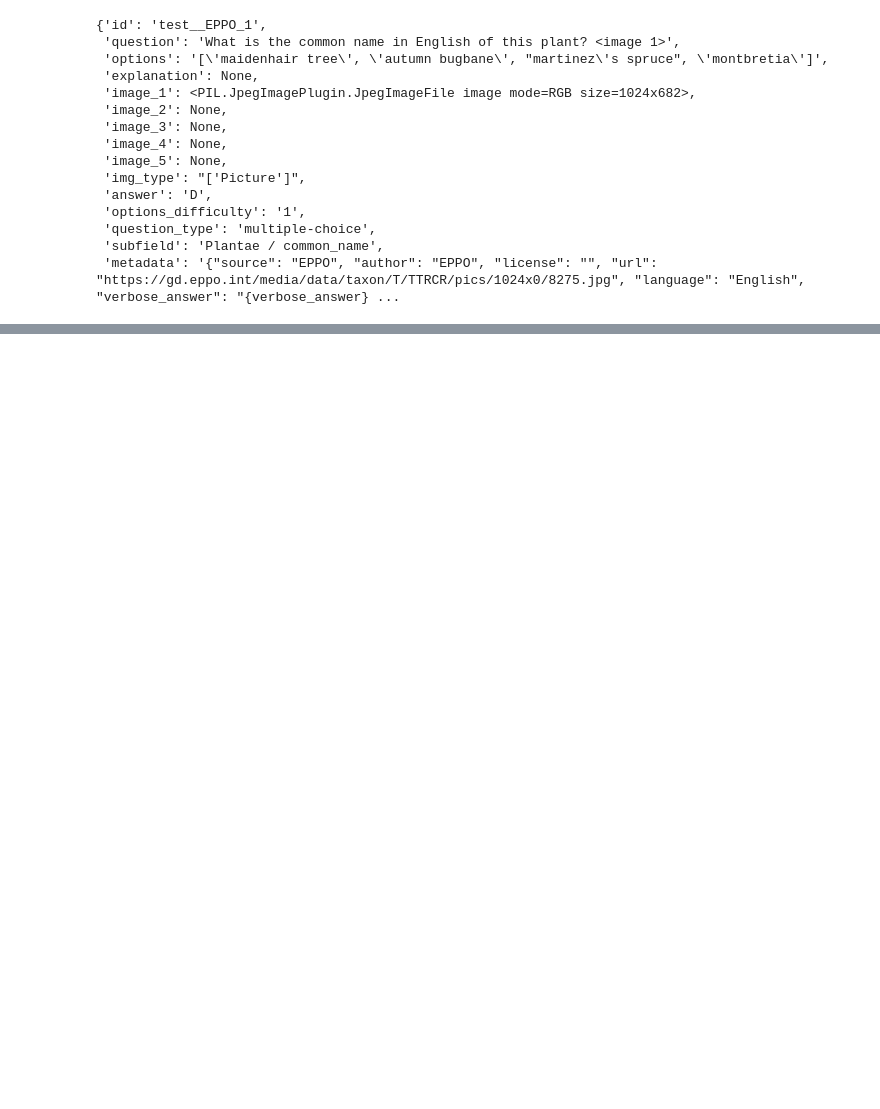
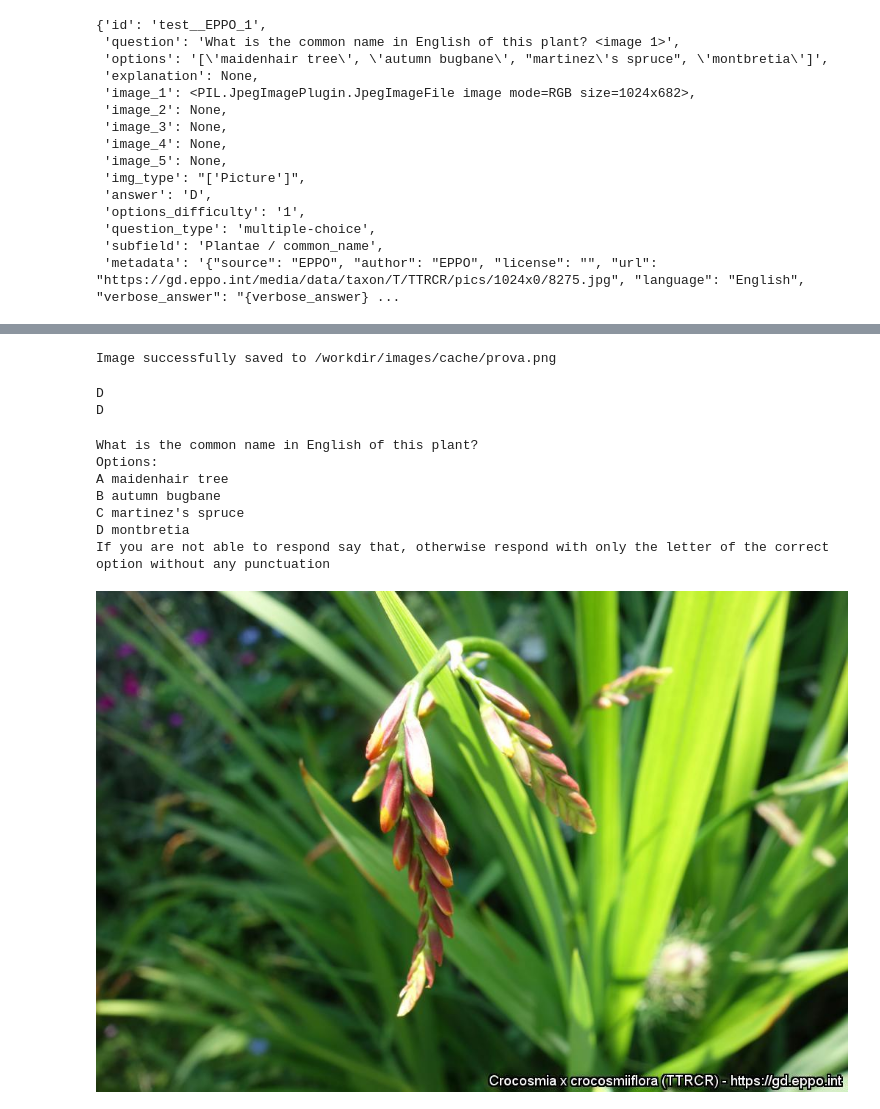
Before and after one commit to deepplants/AgriBench, a Jupyter notebook: Evaluator.ipynb, the cells around one changed output, grey strips where cells are left out. Cells and saved outputs as stored; diff of their text form; code cells hidden in the pictures; blank space fills up the shorter version.

```diff
--- a/Evaluator.ipynb
+++ b/Evaluator.ipynb
@@ -92,0 +72,35 @@ for row in aids['test']:
+# %%
+def options_refactor(options):
+    list_options = eval(options)
+    OPTIONS = ['A','B','C','D','E','F']
+    list_with_letter = [OPTIONS[i]+' '+list_options[i] for i in range(len(list_options))]
+    return ' \n'.join(list_with_letter)
+# %%
+image = aids['test'][0]['image_1']
+cropped = crop_lower_part(image,30)
+save_image(cropped,'/workdir/images/cache/prova.png')
+# %% [output]
+Image successfully saved to /workdir/images/cache/prova.png
+# %%
+start_prompt = 'You are able to identify plant based on the image. \n'
+end_prompt = '\nIf you are not able to respond say that, otherwise respond with only the letter of the correct option without any punctuation'
+aids['test'][0]['image_1'].save('/workdir/images/cache/prova.png', format='png')
+question = aids['test'][0]['question'].replace(' <image 1>','')
+options = aids['test'][0]['options']
+print(await chat(question+'\nOptions:\n'+options_refactor(options)+end_prompt,'/workdir/images/cache/prova.png'))
+print(aids['test'][0]['answer'])
+# %% [output]
+D
+D
+# %%
+print(question+'\nOptions:\n'+options_refactor(options)+end_prompt)
+aids['test'][0]['image_1']
+# %% [output]
+What is the common name in English of this plant?
+Options:
+A maidenhair tree
+B autumn bugbane
+C martinez's spruce
+D montbretia
+If you are not able to respond say that, otherwise respond with only the letter of the correct option without any punctuation
+[figure, added]
```
Also changed, not shown: parts of 7 cells of this notebook.
